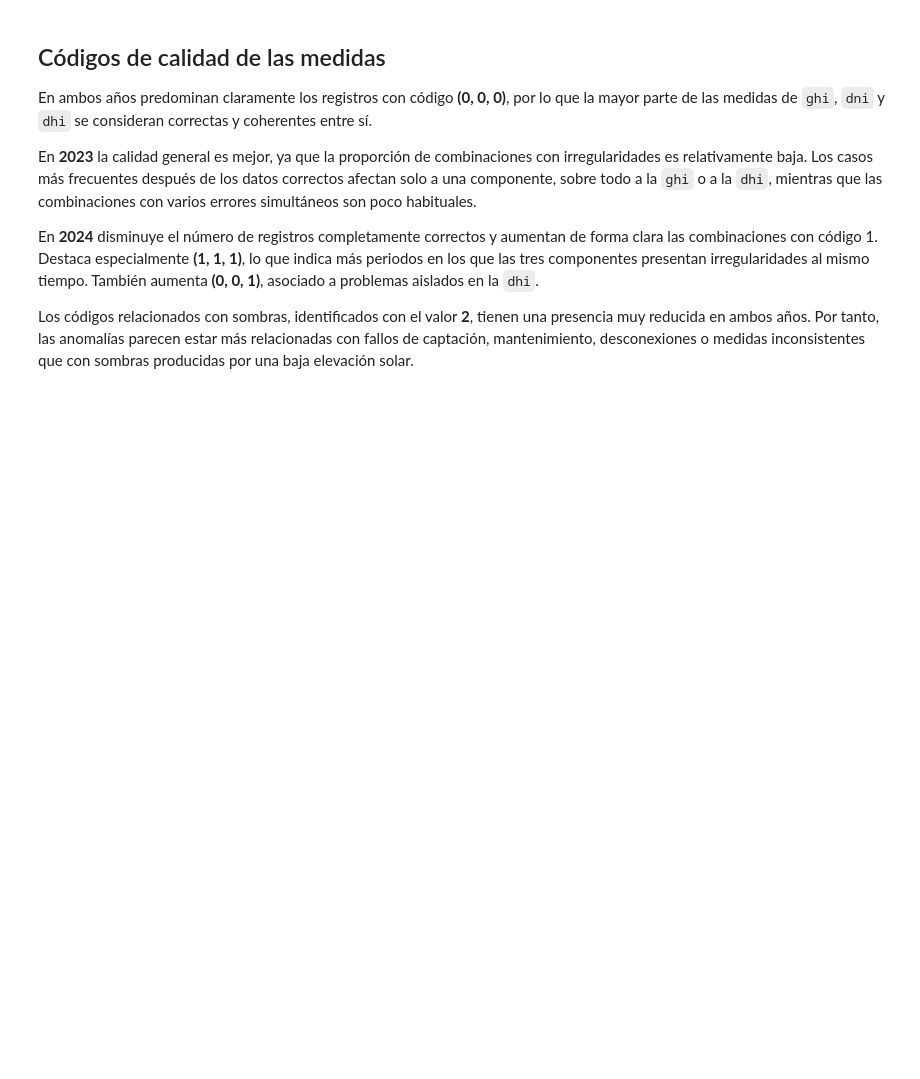
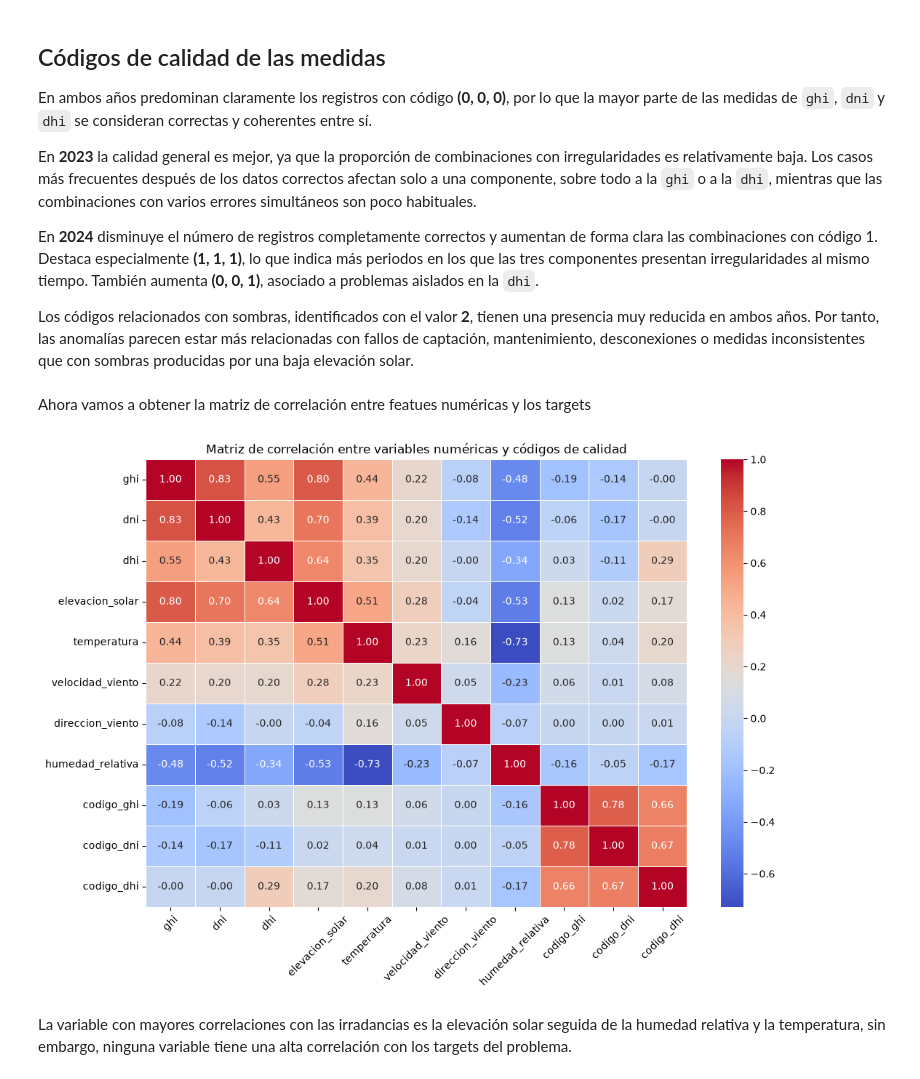
Before and after one commit to zacariasct4/TFM_IEBS, a Jupyter notebook: notebooks/03_initial_eda.ipynb, the cells around one changed output. Drawn from its saved outputs; the diff is of its cells as text; code cells hidden in the pictures; blank space fills up the shorter version.

```diff
--- a/notebooks/03_initial_eda.ipynb
+++ b/notebooks/03_initial_eda.ipynb
@@ -115,3 +115,16 @@ En **2023** la calidad general es mejor, ya que la proporción de combinaciones
 En **2024** disminuye el número de registros completamente correctos y aumentan de forma clara las combinaciones con código 1. Destaca especialmente **(1, 1, 1)**, lo que indica más periodos en los que las tres componentes presentan irregularidades al mismo tiempo. También aumenta **(0, 0, 1)**, asociado a problemas aislados en la `dhi`.
 
 Los códigos relacionados con sombras, identificados con el valor **2**, tienen una presencia muy reducida en ambos años. Por tanto, las anomalías parecen estar más relacionadas con fallos de captación, mantenimiento, desconexiones o medidas inconsistentes que con sombras producidas por una baja elevación solar.
+# %% [markdown]
+Ahora vamos a obtener la matriz de correlación entre featues numéricas y los targets
+# %%
+corr = df[numeric_columns + targets].corr()
+plt.figure(figsize=(12,8))
+sns.heatmap(corr, annot=True, cmap='coolwarm', fmt=".2f", linewidths=0.5)
+plt.title('Matriz de correlación entre variables numéricas y códigos de calidad')
+plt.xticks(rotation=45)
+plt.show()
+# %% [output]
+[figure, added]
+# %% [markdown]
+La variable con mayores correlaciones con las irradancias es la elevación solar seguida de la humedad relativa y la temperatura, sin embargo, ninguna variable tiene una alta correlación con los targets del problema.
```
Also changed, not shown: parts of 32 cells of this notebook.
